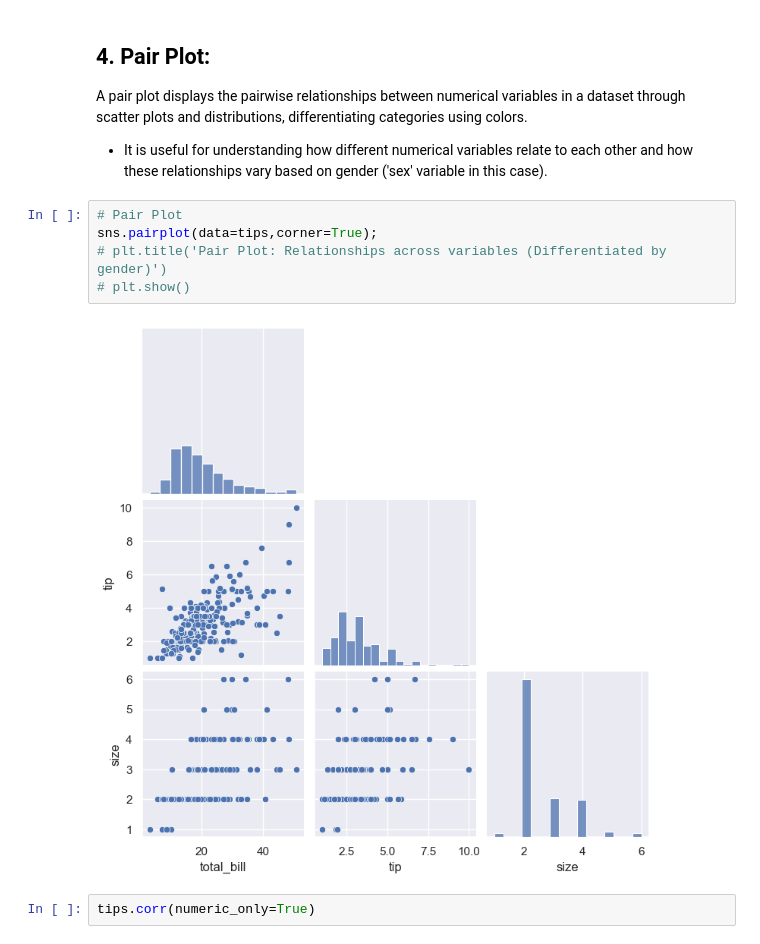
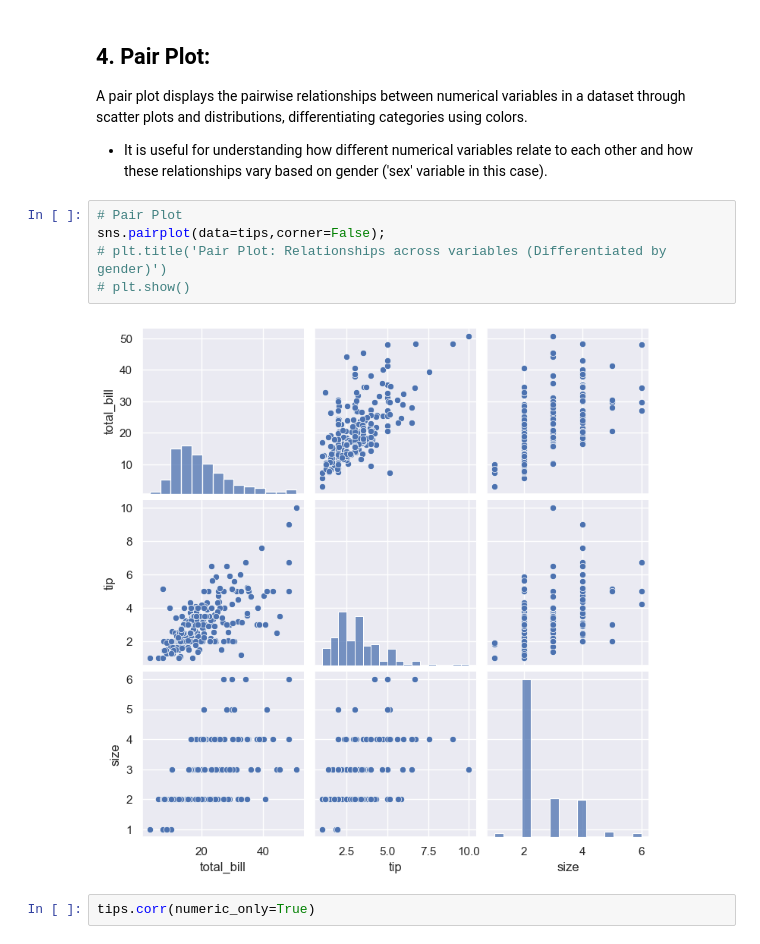
Before and after one commit to Aashid-M/DataSciencewithpython, a Jupyter notebook: visual/2_Seaborn_Visualization_Basics_to_Advanced.ipynb, the cells around one changed output. Drawn from its saved outputs; the diff is of its cells as text.

```diff
--- a/visual/2_Seaborn_Visualization_Basics_to_Advanced.ipynb
+++ b/visual/2_Seaborn_Visualization_Basics_to_Advanced.ipynb
@@ -212,11 +216,11 @@ A pair plot displays the pairwise relationships between numerical variables in a
 - It is useful for understanding how different numerical variables relate to each other and how these relationships vary based on gender ('sex' variable in this case).
 # %%
 # Pair Plot
-sns.pairplot(data=tips,corner=True);
+sns.pairplot(data=tips,corner=False);
 # plt.title('Pair Plot: Relationships across variables (Differentiated by gender)')
 # plt.show()
 # %% [output]
-[figure, old version]
+[figure, new version]
 # %%
 tips.corr(numeric_only=True)
 # %% [output]
```
Also changed, not shown: parts of 5 cells of this notebook, 6 other files.
